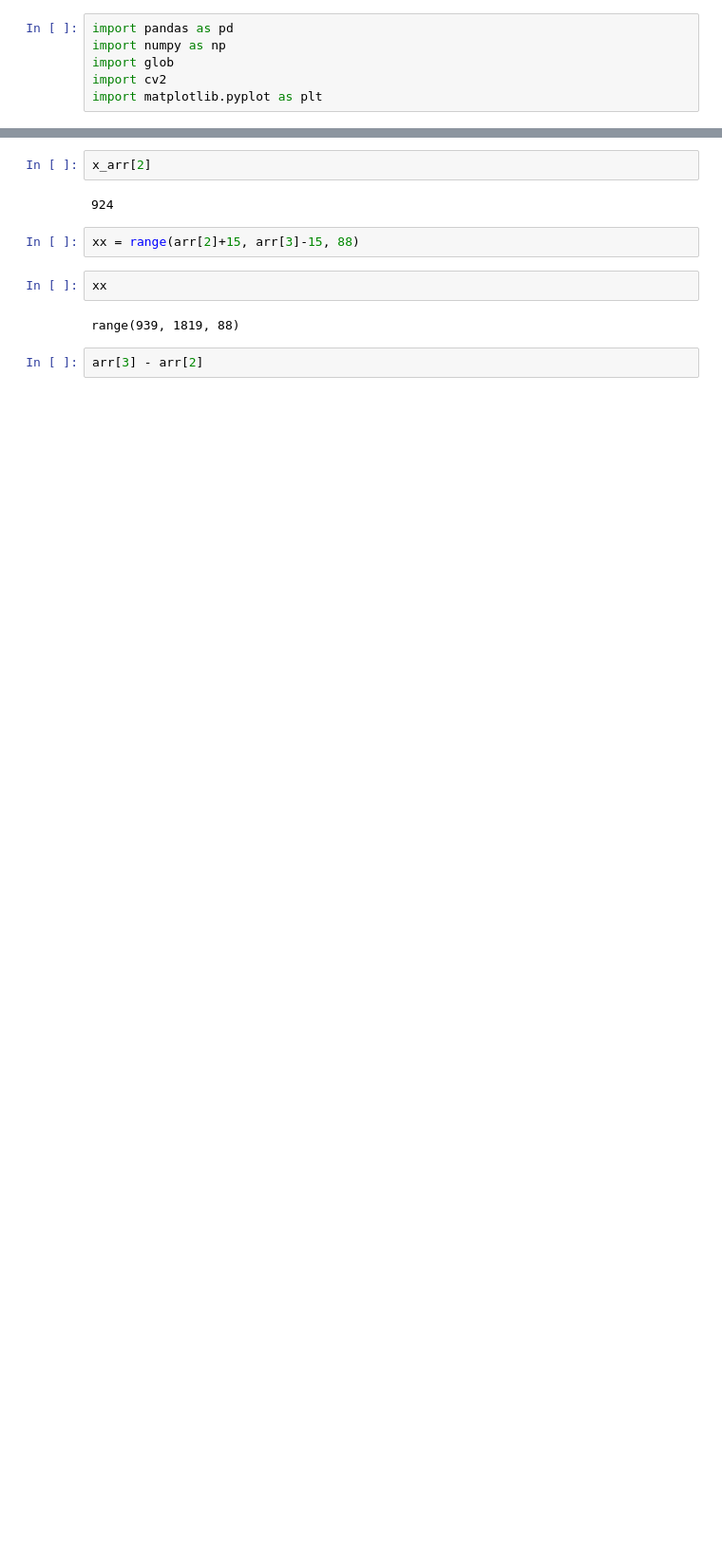
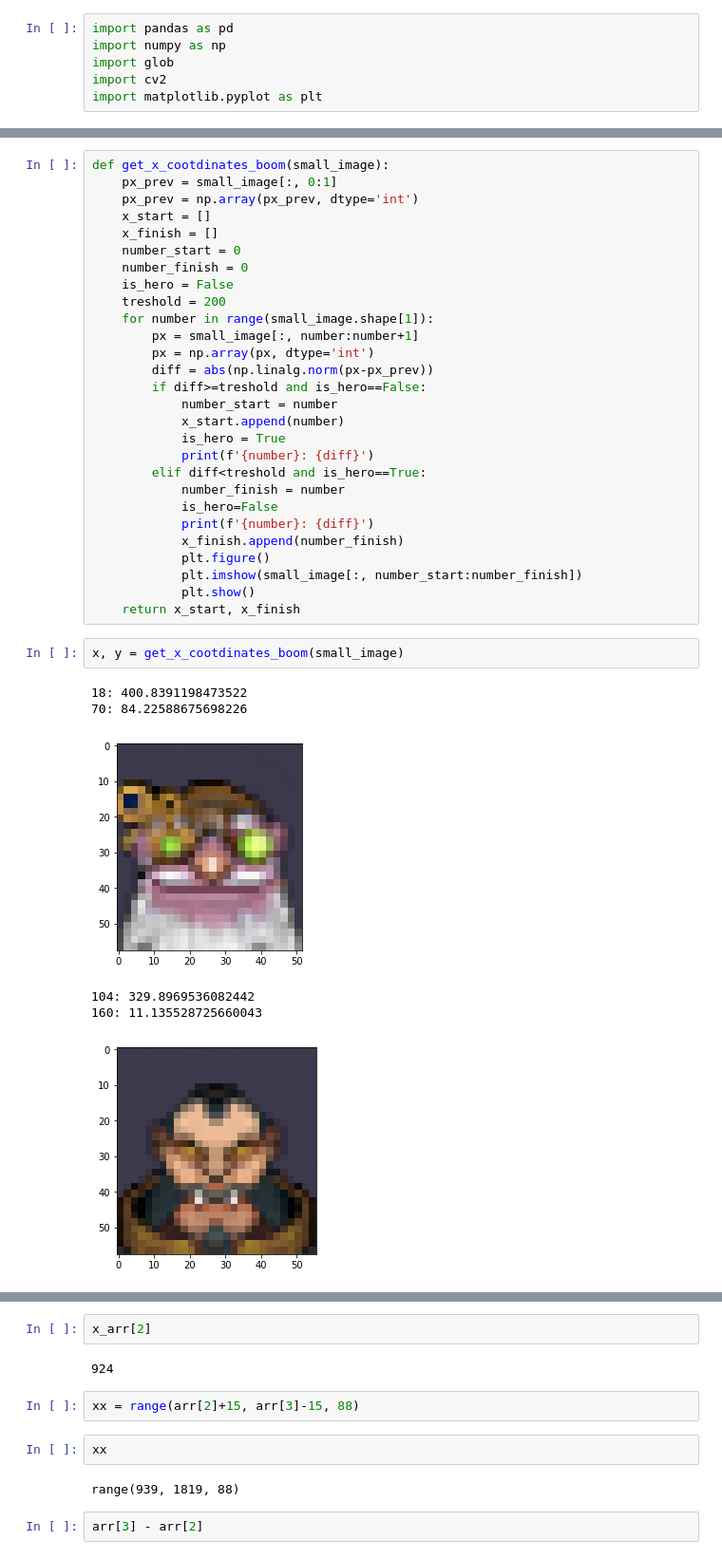
Before and after one commit to BlackRedCat/Underlords, a Jupyter notebook: get_icons.ipynb, the cells around one changed output, grey strips where cells are left out. Shown at 95% size. Cells and saved outputs as stored; diff of their text form; blank space fills up the shorter version.

```diff
--- a/get_icons.ipynb
+++ b/get_icons.ipynb
@@ -37,0 +76,37 @@ plt.imshow(image)
+# %%
+def get_x_cootdinates_boom(small_image):
+    px_prev = small_image[:, 0:1]
+    px_prev = np.array(px_prev, dtype='int')
+    x_start = []
+    x_finish = []
+    number_start = 0
+    number_finish = 0
+    is_hero = False
+    treshold = 200
+    for number in range(small_image.shape[1]):
+        px = small_image[:, number:number+1]
+        px = np.array(px, dtype='int')
+        diff = abs(np.linalg.norm(px-px_prev))
+        if diff>=treshold and is_hero==False:
+            number_start = number
+            x_start.append(number)
+            is_hero = True
+            print(f'{number}: {diff}')
+        elif diff<treshold and is_hero==True:
+            number_finish = number
+            is_hero=False
+            print(f'{number}: {diff}')
+            x_finish.append(number_finish)
+            plt.figure()
+            plt.imshow(small_image[:, number_start:number_finish])
+            plt.show()
+    return x_start, x_finish
+# %%
+x, y = get_x_cootdinates_boom(small_image)
+# %% [output]
+18: 400.8391198473522
+70: 84.22588675698226
+[figure, added]
+104: 329.8969536082442
+160: 11.135528725660043
+[figure, added]
```
Also changed, not shown: parts of 22 cells of this notebook.
